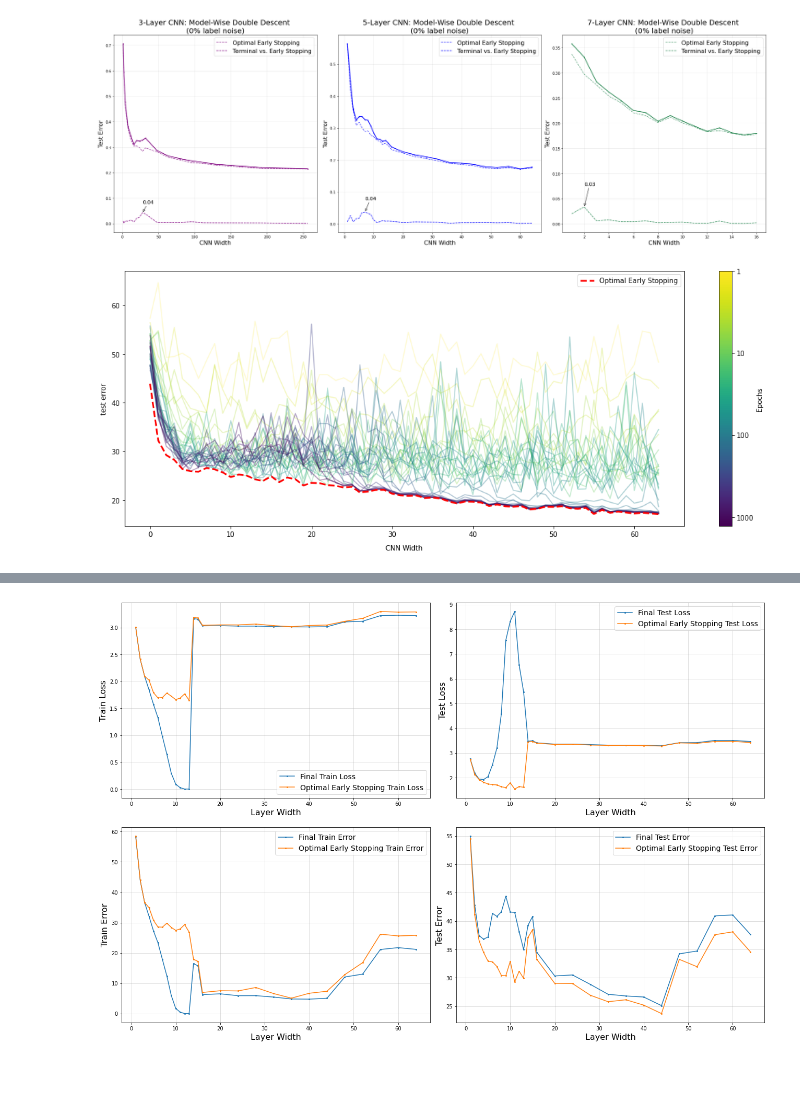
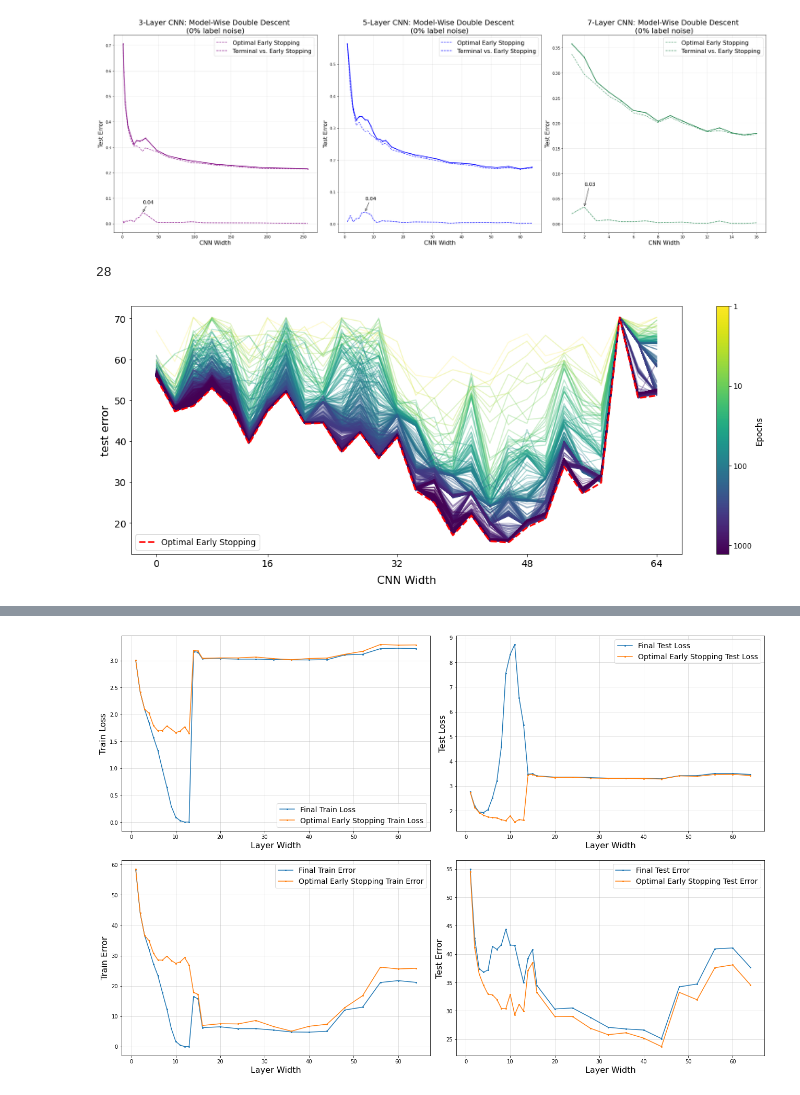
Before and after one commit to AlwaysSearching/Mathematics-of-Deep-Learning-Research-Project, a Jupyter notebook: Visualizations.ipynb, the cells around one changed output, grey strips where cells are left out. Saved outputs shown, nothing was run; the diff lists cells and outputs as text; code cells hidden in the pictures.

```diff
--- a/Visualizations.ipynb
+++ b/Visualizations.ipynb
@@ -309,11 +514,19 @@ plot_early_stopping_gap(10, 16, 16, 20, 14)
 plot_early_stopping_gap(0, 16, 16, 20, 14)
 # %% [output]
 [figure]
+# %%
+depth = 5
+path = "experimental_results_cifar10/"
+results_10 = load_results(path + f"conv_nets_depth_{depth}_10pct_noise_alpha_0_1.pkl")
+
+len(results_10['widths'])
+# %% [output]
+28
 # %%
 depth = 5
 path = "experimental_results_cifar10/"
-results_10 = load_results(path + f"conv_nets_depth_{depth}_10pct_noise_alpha_1.pkl")
-base = 1.2
+results_10 = load_results(path + f"conv_nets_depth_{depth}_10pct_noise_alpha_0_1.pkl")
+base = 1.001
 p = 0.25
 
 
@@ -350,36 +563,43 @@ cmap = rescale_cmap(
 for i, j in enumerate(idx):
     # s = j / len(idx)
     s = scale(maxIdx, j)
 
     alpha = min(0.2 * np.sqrt(s) + 0.2, 1)
     if s == 1.0:
         alpha = 1.0
     ax1.plot(test_acc[:, i], linestyle="-", color=cmap(1.0 - s), alpha=alpha)
 
 ax1.plot(
     test_acc.min(axis=1),
     linestyle="dashed",
     color="red",
     lw=2.5,
     label="Optimal Early Stopping",
 )
 
-ax1.set_ylabel("test error")
-ax1.set_xlabel("CNN Width")
+ax1.set_ylabel("test error", fontsize=16)
+ax1.set_xlabel("CNN Width",  fontsize=16)
+ax1.tick_params(axis='both', which='major', labelsize=14)
 ax1.xaxis.labelpad = 10
 ax1.yaxis.labelpad = 5
 
-ax1.legend()
+
+ax1.set_xticks([0, 6, 13, 20, 27])
+ax1.set_xticklabels([0, 16, 32, 48, 64])
+
+ax1.legend(fontsize=12)
 plt.tight_layout()
 
 sm = plt.cm.ScalarMappable(cmap=cmap)
 sm.set_array([])
 
 ticks = 1 - scale(maxIdx, [1, 10, 100, 1000])
 # print(ticks)
 
 cb = plt.colorbar(sm, ticks=ticks)
-cb.ax.set_yticklabels(["1", "10", "100", "1000"])
-cb.set_label("Epochs")
+cb.ax.set_yticklabels(["1", "10", "100", "1000"], fontsize=11)
+cb.set_label("Epochs", fontsize=12)
+
+fig.savefig('learning_dynamics_alpha_0_1.png', dpi=250)
 # %% [output]
-[figure, old version]
+[figure, new version]
```
Also changed, not shown: parts of 16 cells of this notebook, 2 other files.
